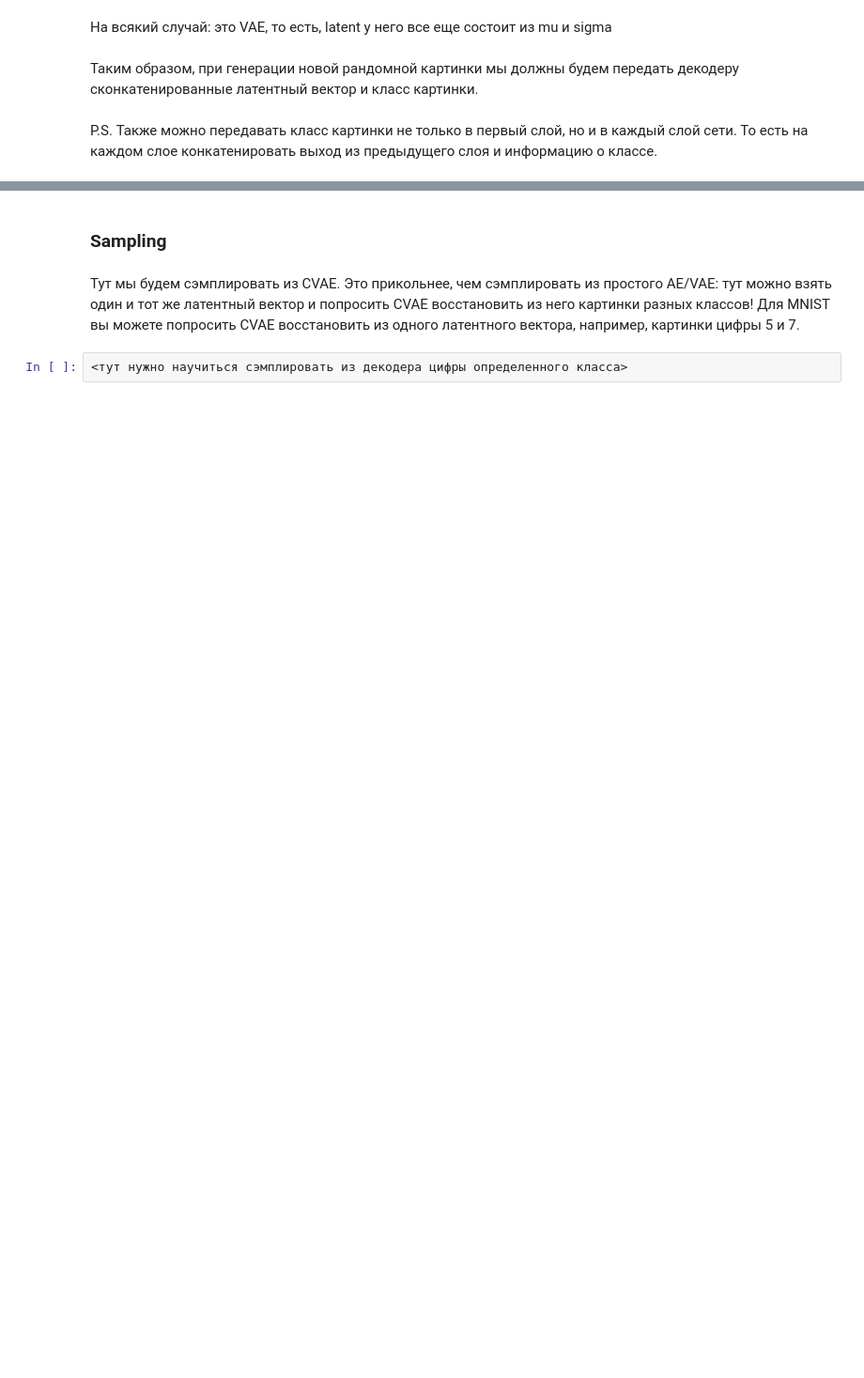
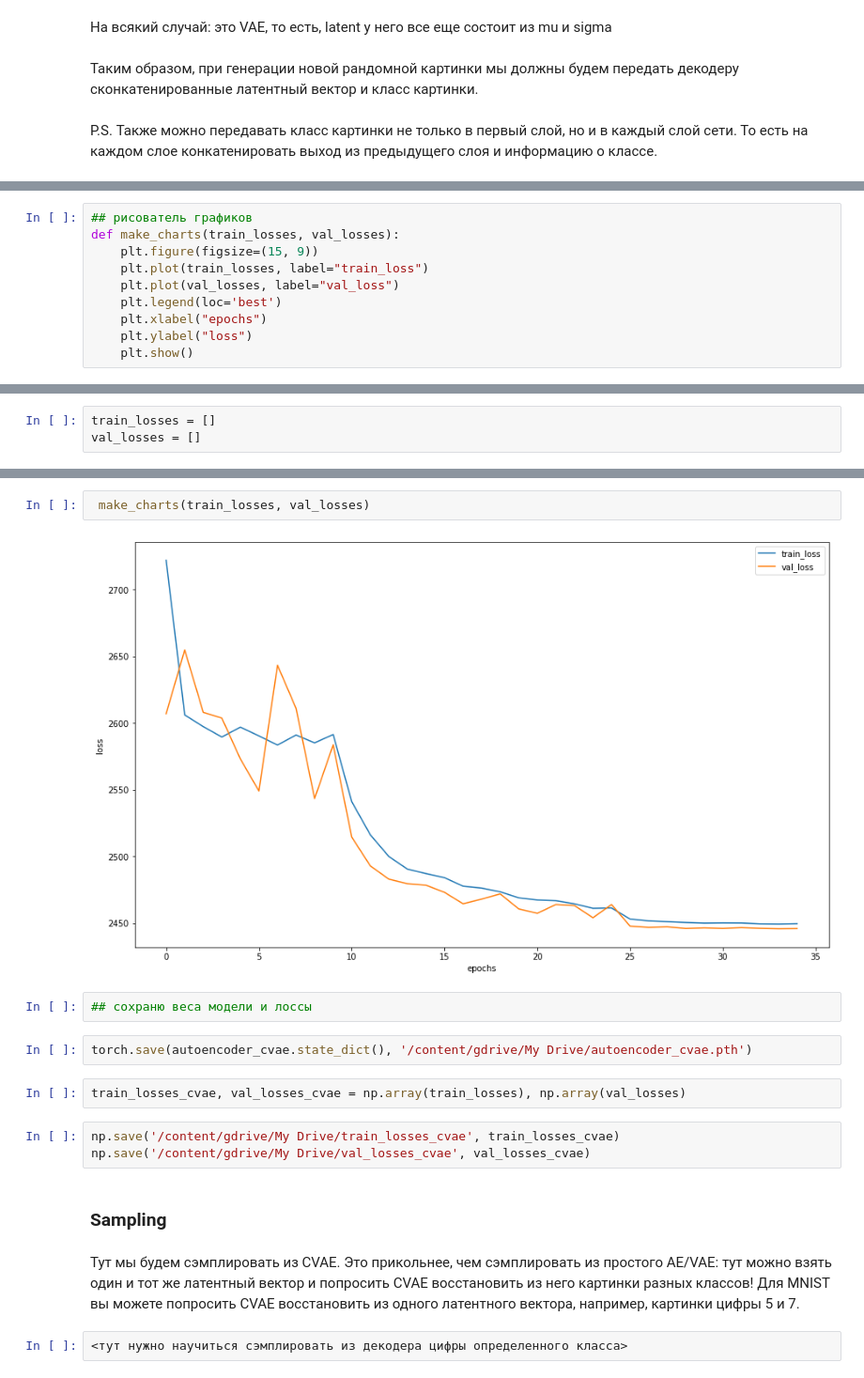
Before and after one commit to gbrs/DLS_1_2022_spring, a Jupyter notebook: adv 19 Домашнее задание. Автоэнкодеры/19 [hw]autoencoders.ipynb, the cells around one changed output, grey strips where cells are left out. Shown at 94% size. Cells and saved outputs as stored; diff of their text form; blank space fills up the shorter version.

Commit message:
made CVAE model

```diff
--- a/adv 19 Домашнее задание. Автоэнкодеры/19 [hw]autoencoders.ipynb
+++ b/adv 19 Домашнее задание. Автоэнкодеры/19 [hw]autoencoders.ipynb
@@ -1145,0 +1190,10 @@ class CVAE(nn.Module):
+# %%
+## рисователь графиков
+def make_charts(train_losses, val_losses):
+    plt.figure(figsize=(15, 9))
+    plt.plot(train_losses, label="train_loss")
+    plt.plot(val_losses, label="val_loss")
+    plt.legend(loc='best')
+    plt.xlabel("epochs")
+    plt.ylabel("loss")
+    plt.show()
@@ -1145,0 +1208,3 @@ class CVAE(nn.Module):
+# %%
+train_losses = []
+val_losses = []
@@ -1146,3 +1234,16 @@ class CVAE(nn.Module):
+# %%
+ make_charts(train_losses, val_losses)
+# %% [output]
+[figure, added]
+# %%
+## сохраню веса модели и лоссы
+# %%
+torch.save(autoencoder_cvae.state_dict(), '/content/gdrive/My Drive/autoencoder_cvae.pth')
+# %%
+train_losses_cvae, val_losses_cvae = np.array(train_losses), np.array(val_losses)
+# %%
+np.save('/content/gdrive/My Drive/train_losses_cvae', train_losses_cvae)
+np.save('/content/gdrive/My Drive/val_losses_cvae', val_losses_cvae)
 # %% [markdown]
 ### Sampling
 # %% [markdown]
```
Also changed, not shown: parts of 15 cells of this notebook.
